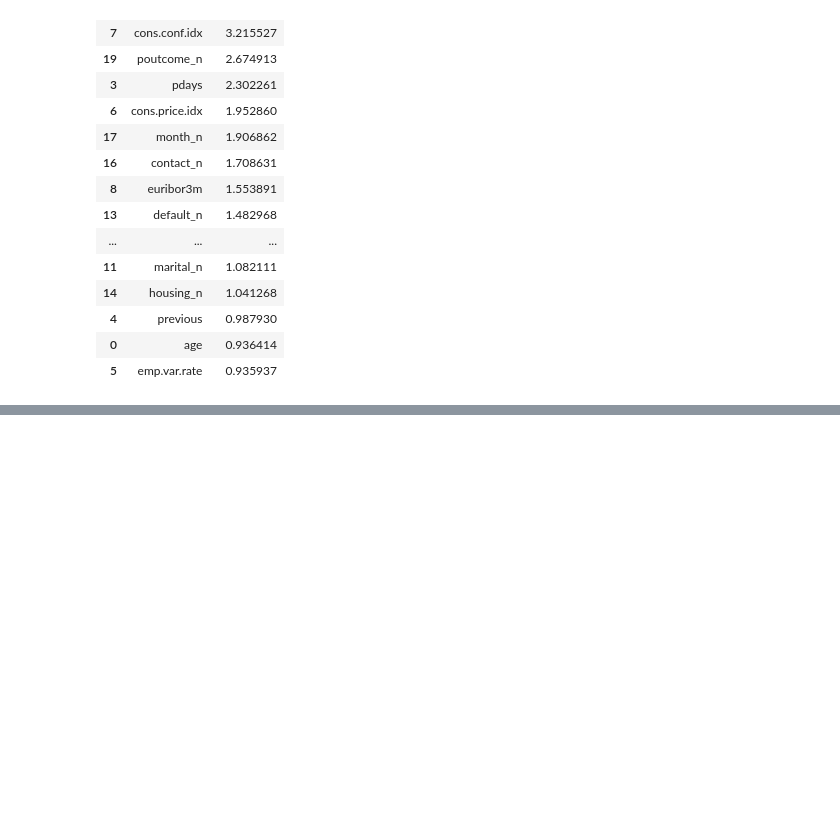
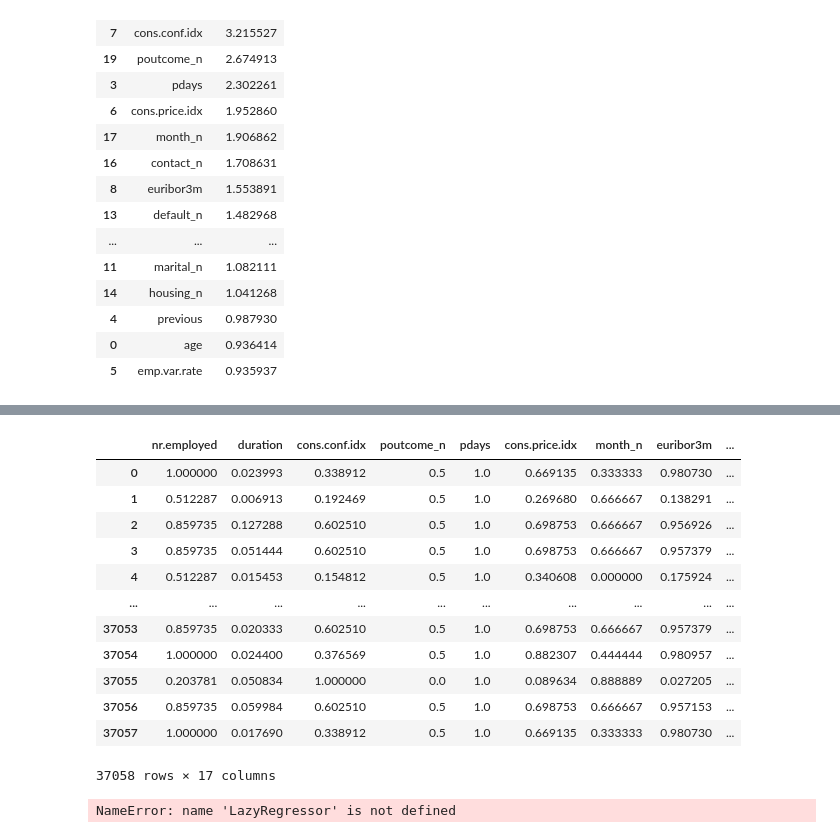
Before and after one commit to 4GeeksAcademy/Hector-machine-learning-algorithm-python-template, a Jupyter notebook: src/explore.ipynb, the cells around one changed output, grey strips where cells are left out. Cells and saved outputs as stored; diff of their text form; code cells hidden in the pictures; blank space fills up the shorter version.

```diff
--- a/src/explore.ipynb
+++ b/src/explore.ipynb
@@ -140,0 +205,43 @@ data_imp
+# %%
+#Escalar las variables no binarias
+X_train_num = X_train.drop(binary_cols, axis=1)
+X_test_num = X_test.drop(binary_cols, axis=1)
+# %%
+scaler = MinMaxScaler().fit(X_train_num)
+X_train_num_sc = scaler.transform(X_train_num)
+X_test_num_sc = scaler.transform(X_test_num)
+# %%
+#union de los datos ecalados con los datos binarios
+X_train_sc = pd.concat([pd.DataFrame(X_train_num_sc, columns=X_train_num.columns), X_train[binary_cols].reset_index(drop=True)], axis=1)
+X_test_sc = pd.concat([pd.DataFrame(X_test_num_sc, columns=X_test_num.columns), X_test[binary_cols].reset_index(drop=True)], axis=1)
+# %%
+X_train_sc
+# %% [output]
+|  | nr.employed | duration | cons.conf.idx | poutcome_n | pdays | cons.price.idx | month_n | euribor3m | ... |
+| 0 | 1.000000 | 0.023993 | 0.338912 | 0.5 | 1.0 | 0.669135 | 0.333333 | 0.980730 | ... |
+| 1 | 0.512287 | 0.006913 | 0.192469 | 0.5 | 1.0 | 0.269680 | 0.666667 | 0.138291 | ... |
+| 2 | 0.859735 | 0.127288 | 0.602510 | 0.5 | 1.0 | 0.698753 | 0.666667 | 0.956926 | ... |
+| 3 | 0.859735 | 0.051444 | 0.602510 | 0.5 | 1.0 | 0.698753 | 0.666667 | 0.957379 | ... |
+| 4 | 0.512287 | 0.015453 | 0.154812 | 0.5 | 1.0 | 0.340608 | 0.000000 | 0.175924 | ... |
+| ... | ... | ... | ... | ... | ... | ... | ... | ... | ... |
+| 37053 | 0.859735 | 0.020333 | 0.602510 | 0.5 | 1.0 | 0.698753 | 0.666667 | 0.957379 | ... |
+| 37054 | 1.000000 | 0.024400 | 0.376569 | 0.5 | 1.0 | 0.882307 | 0.444444 | 0.980957 | ... |
+| 37055 | 0.203781 | 0.050834 | 1.000000 | 0.0 | 1.0 | 0.089634 | 0.888889 | 0.027205 | ... |
+| 37056 | 0.859735 | 0.059984 | 0.602510 | 0.5 | 1.0 | 0.698753 | 0.666667 | 0.957153 | ... |
+| 37057 | 1.000000 | 0.017690 | 0.338912 | 0.5 | 1.0 | 0.669135 | 0.333333 | 0.980730 | ... |
+37058 rows × 17 columns
+# %%
+#Creamos del estimador
+reg = LazyRegressor(verbose=0, ignore_warnings=False, custom_metric=None)
+models, predictions = reg.fit(X_train_sc, X_test_sc, y_train, y_test)
+
+estimator = ExtraTreesRegressor()
+
+# Definimos una grilla de hiperparámetros para muestrear
+hp_distribution = {'n_estimators':np.arange(10,100,10), 'max_depth':np.arange(10,100,10)}
+
+# Realizamos la búsqueda aleatoria
+random_search = RandomizedSearchCV(estimator, param_distributions = hp_distribution, n_iter=5, cv=5, random_state=42, n_jobs=-1, scoring='neg_root_mean_squared_error', verbose=2)
+random_search.fit(X_train_sc, y_train)
+# %% [output]
+NameError: name 'LazyRegressor' is not defined
```
Also changed, not shown: parts of 7 cells of this notebook.
